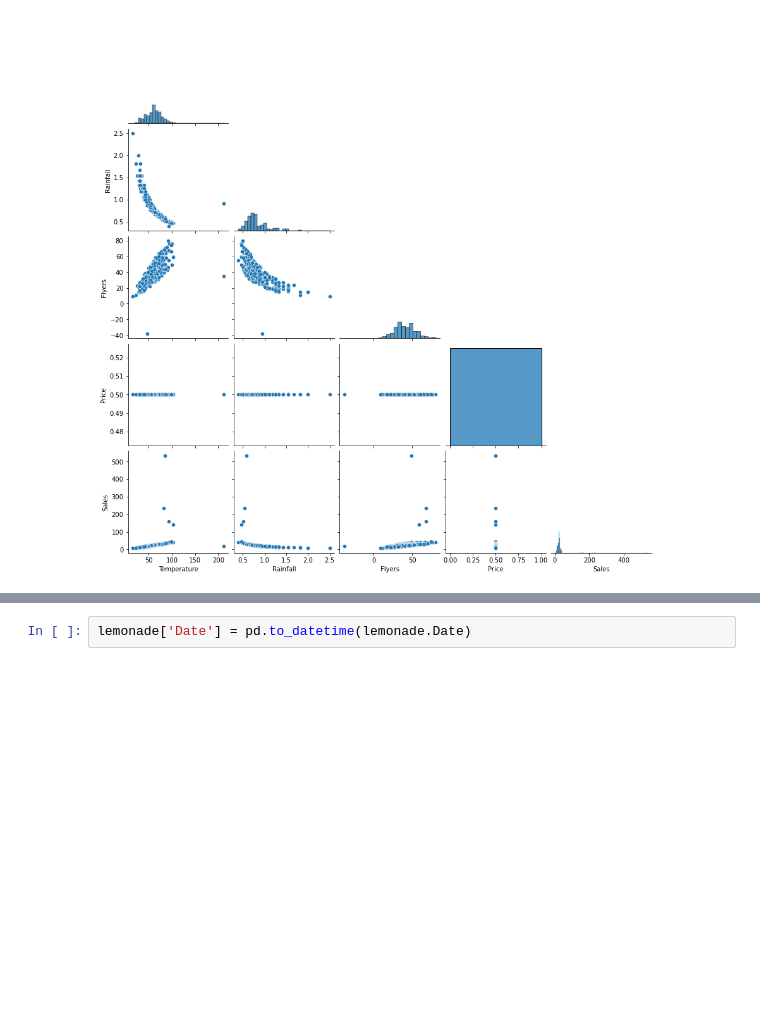
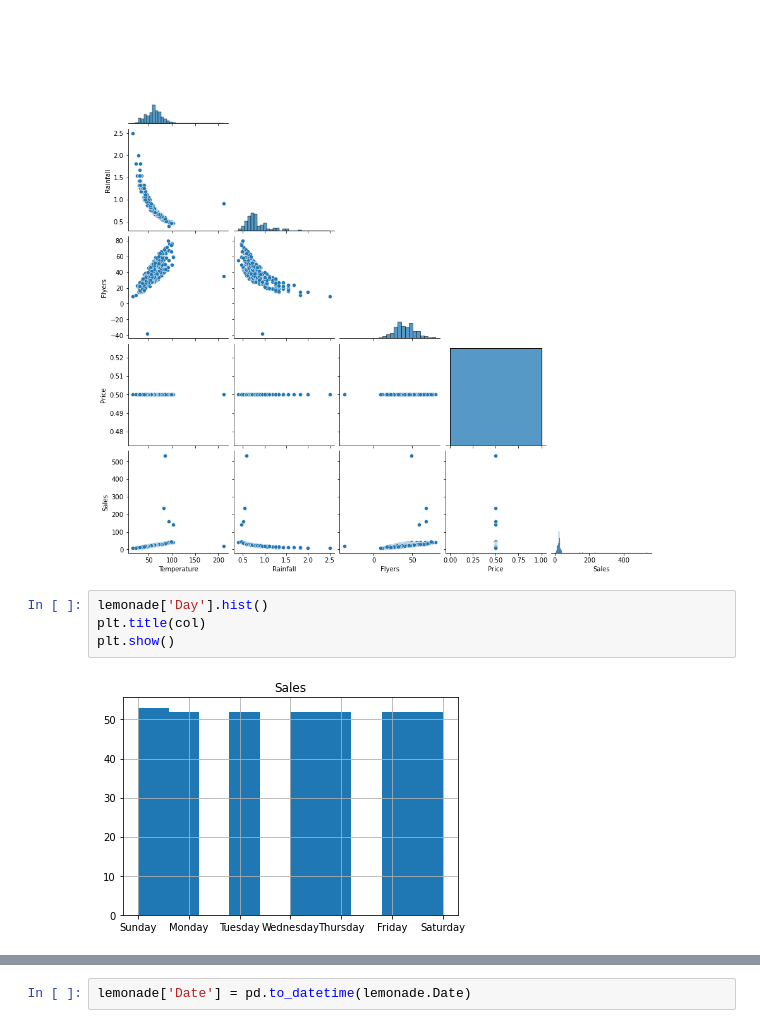
Before and after one commit to markydoug/anomaly-detection-exercises, a Jupyter notebook: continuous_probabilistic_methods.ipynb, the cells around one changed output, grey strips where cells are left out. Drawn from its saved outputs; the diff is of its cells as text; blank space fills up the shorter version.

```diff
--- a/continuous_probabilistic_methods.ipynb
+++ b/continuous_probabilistic_methods.ipynb
@@ -43,5 +43,11 @@ num_cols = list(lemonade.select_dtypes(include=np.number).columns)
 sns.pairplot(lemonade, corner=True);
 # %% [output]
 [figure]
+# %%
+lemonade['Day'].hist()
+plt.title(col)
+plt.show()
+# %% [output]
+[figure, added]
 # %%
 for col in num_cols:
```
Also changed, not shown: parts of 1 cell of this notebook.
